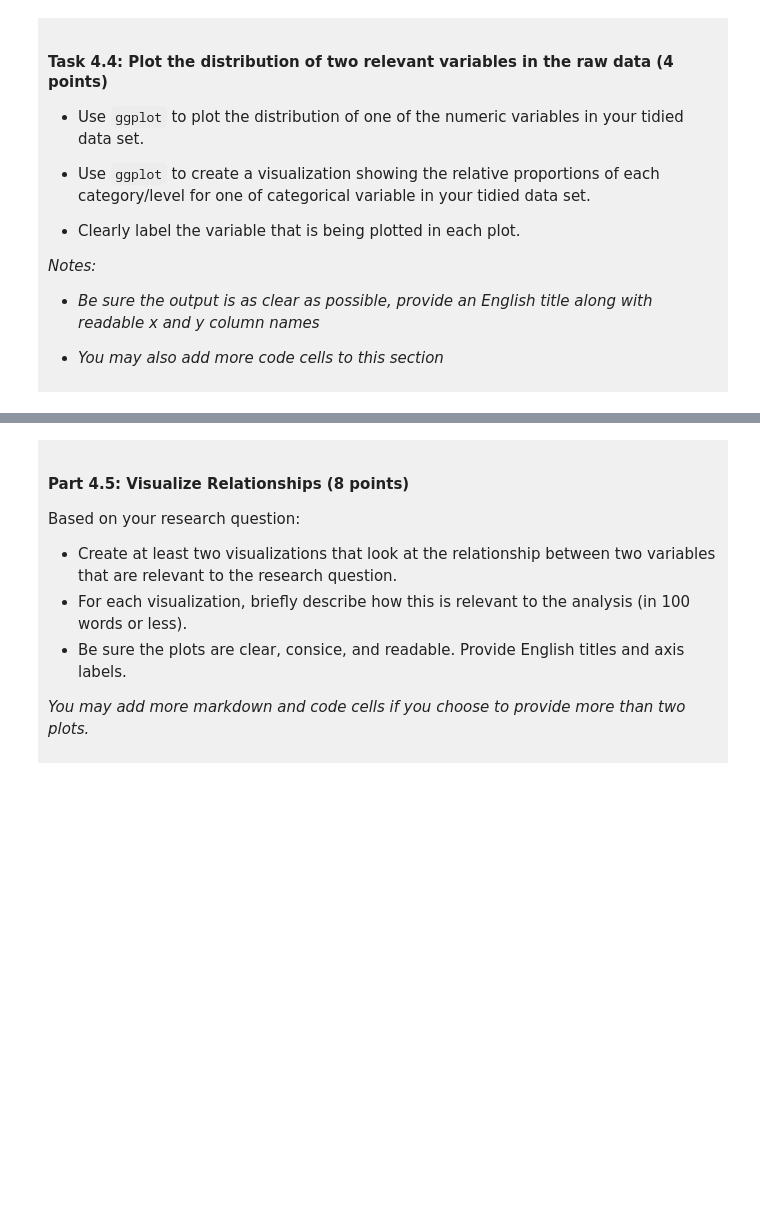
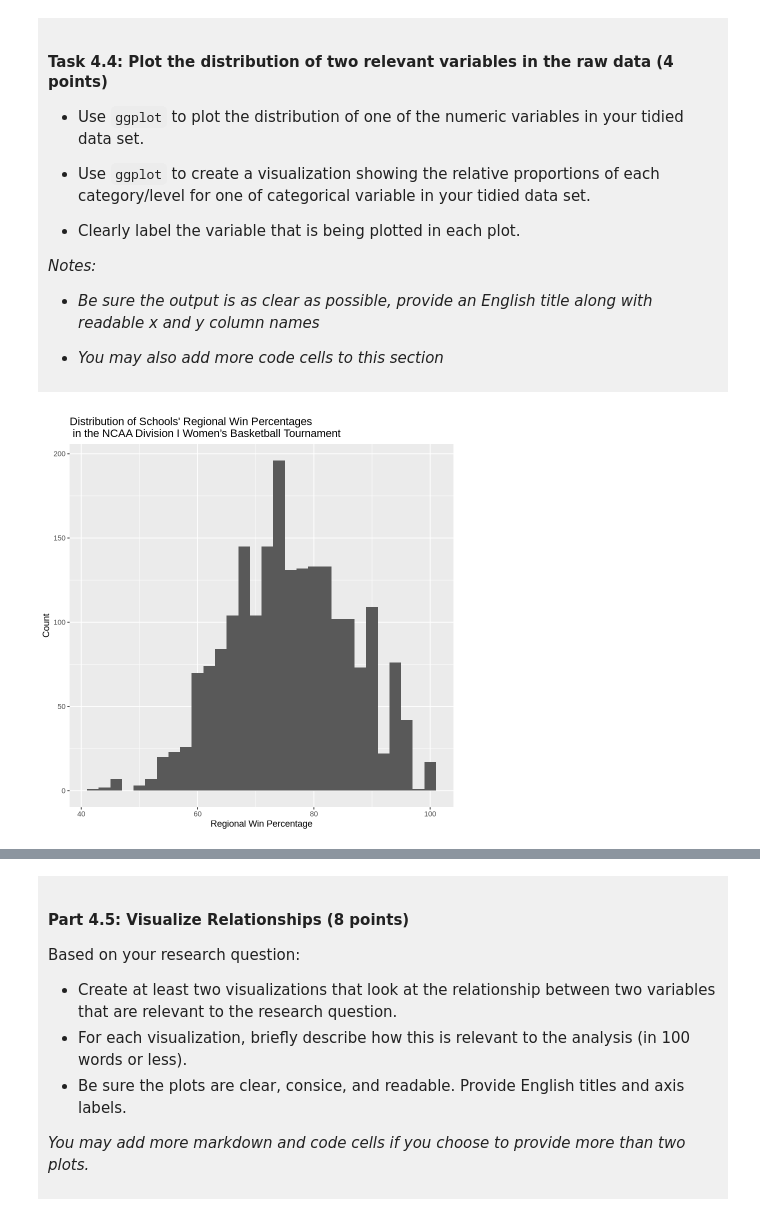
Before and after one commit to frankfxq/dsci-100-project-frank-qian, a Jupyter notebook: dsci-100-project-notebook.ipynb, the cells around one changed output, grey strips where cells are left out. Saved outputs shown, nothing was run; the diff lists cells and outputs as text; code cells hidden in the pictures; blank space fills up the shorter version.

```diff
--- a/dsci-100-project-notebook.ipynb
+++ b/dsci-100-project-notebook.ipynb
@@ -270,3 +272,15 @@ You will refine your research question (if needed) and produce a tidy data set.
 </div>
 # %%
 ### EDIT THIS CODE CELL ###
+
+tidy_data_2 <- data |>
+select(seed, reg_wins_pct, tourney_finish) |>
+mutate(top_16_or_better = tourney_finish %in% top_16_or_better) |>
+filter(seed != 0)
+#all rows instead of just 6 rows
+
+summary <- tidy_data_2 |> summarize(min_reg_wins_pct = min(reg_wins_pct, na.rm = TRUE),
+                                    max_reg_wins_pct = max(reg_wins_pct, na.rm = TRUE),
+                                 mean_reg_wins_pct = mean(reg_wins_pct, na.rm = TRUE))
+
+summary
@@ -309,5 +357,12 @@ You will refine your research question (if needed) and produce a tidy data set.
 </div>
 # %%
 ### EDIT THIS CODE CELL FOR PLOT 1 ###
+histogram <- ggplot(tidy_data_2, aes(x = reg_wins_pct)) +
+geom_histogram(alpha = 1, position = "identity", binwidth = 2) +
+labs(x = "Regional Win Percentage" , y = "Count",
+     title = "Distribution of Schools' Regional Win Percentages \n in the NCAA Division I Women’s Basketball Tournament")
+histogram
+# %% [output]
+[figure, added]
 # %%
 ### EDIT THIS CODE CELL FOR PLOT 2 ###
```
Also changed, not shown: parts of 11 cells of this notebook.
